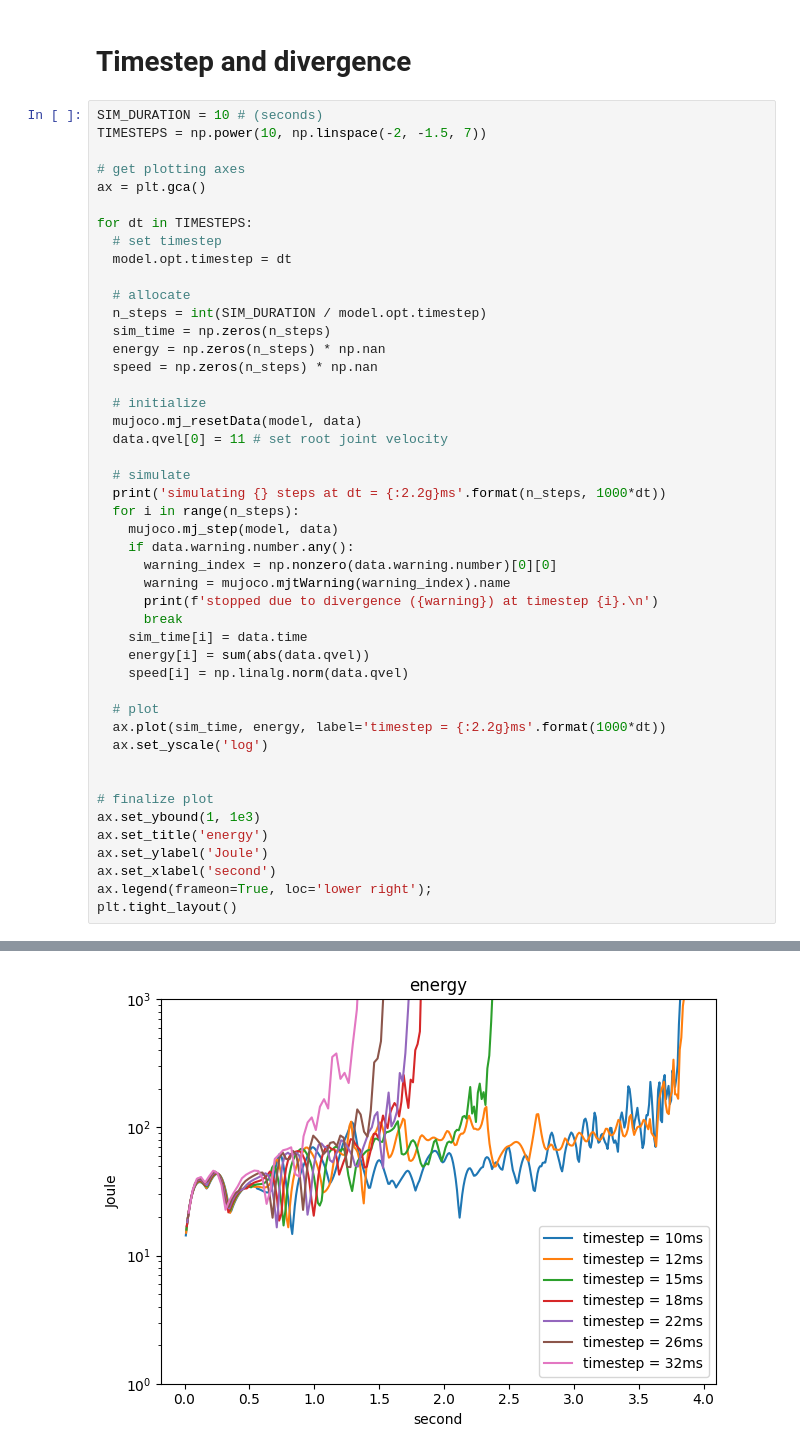
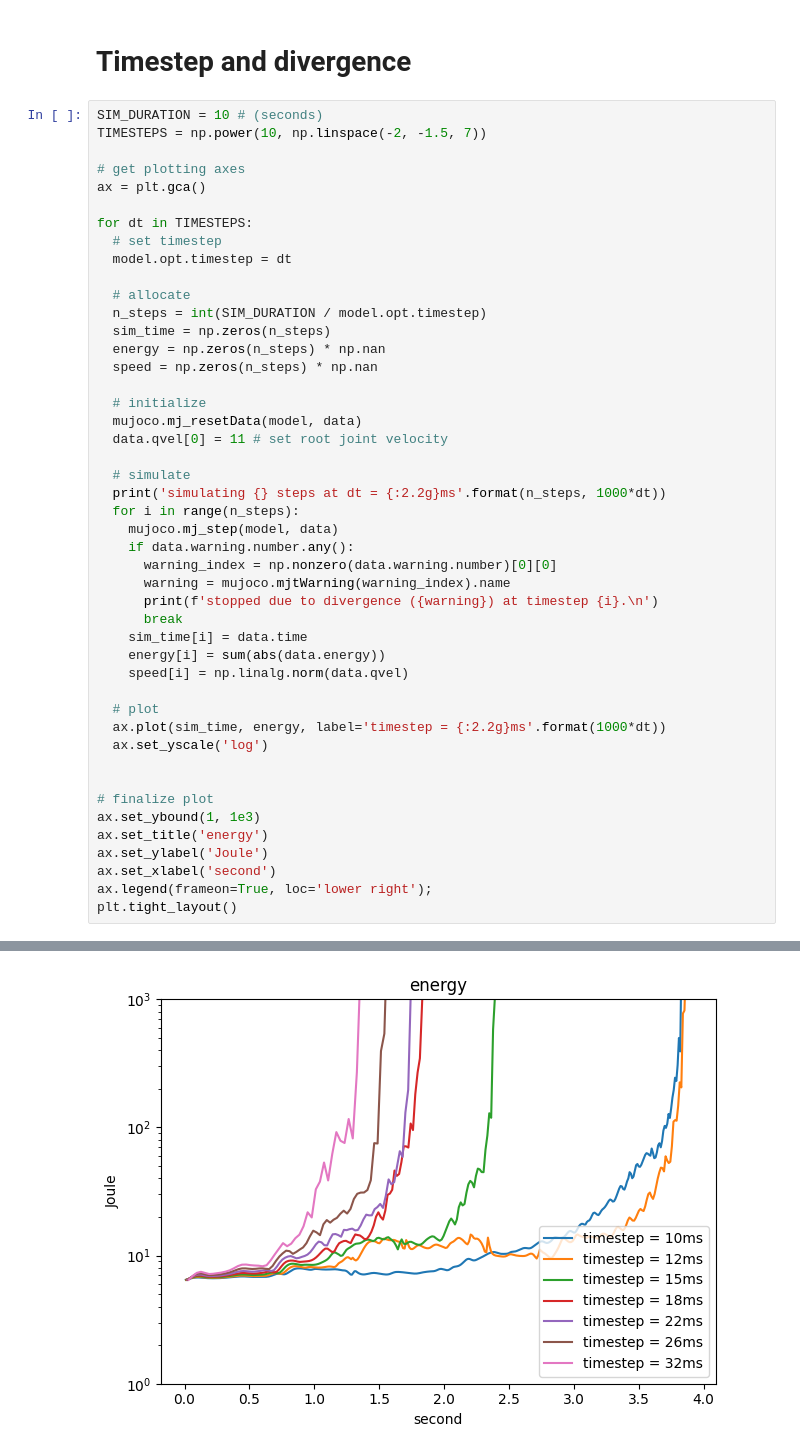
Before and after one commit to son-engr-kr/mujoco_python_study, a Jupyter notebook: mujoco_study_04.ipynb, the cells around one changed output, grey strips where cells are left out. Saved outputs shown, nothing was run; the diff lists cells and outputs as text.

```diff
--- a/mujoco_study_04.ipynb
+++ b/mujoco_study_04.ipynb
@@ -218,7 +218,7 @@ for dt in TIMESTEPS:
       print(f'stopped due to divergence ({warning}) at timestep {i}.\n')
       break
     sim_time[i] = data.time
-    energy[i] = sum(abs(data.qvel))
+    energy[i] = sum(abs(data.energy))
     speed[i] = np.linalg.norm(data.qvel)
 
   # plot
@@ -227,31 +227,31 @@ for dt in TIMESTEPS:
 
 
 # finalize plot
 ax.set_ybound(1, 1e3)
 ax.set_title('energy')
 ax.set_ylabel('Joule')
 ax.set_xlabel('second')
 ax.legend(frameon=True, loc='lower right');
 plt.tight_layout()
 # %% [output]
 simulating 1000 steps at dt = 10ms
 stopped due to divergence (mjWARN_BADQACC) at timestep 385.
 
 simulating 825 steps at dt = 12ms
 stopped due to divergence (mjWARN_BADQACC) at timestep 322.
 
 simulating 681 steps at dt = 15ms
 stopped due to divergence (mjWARN_BADQACC) at timestep 166.
 
 simulating 562 steps at dt = 18ms
 stopped due to divergence (mjWARN_BADQACC) at timestep 105.
 
 simulating 464 steps at dt = 22ms
 stopped due to divergence (mjWARN_BADQACC) at timestep 84.
 
 simulating 383 steps at dt = 26ms
 stopped due to divergence (mjWARN_BADQACC) at timestep 61.
 
 simulating 316 steps at dt = 32ms
 stopped due to divergence (mjWARN_BADQACC) at timestep 45.
-[figure, old version]
+[figure, new version]
```
Also changed, not shown: parts of 2 cells of this notebook, 5 other files.
